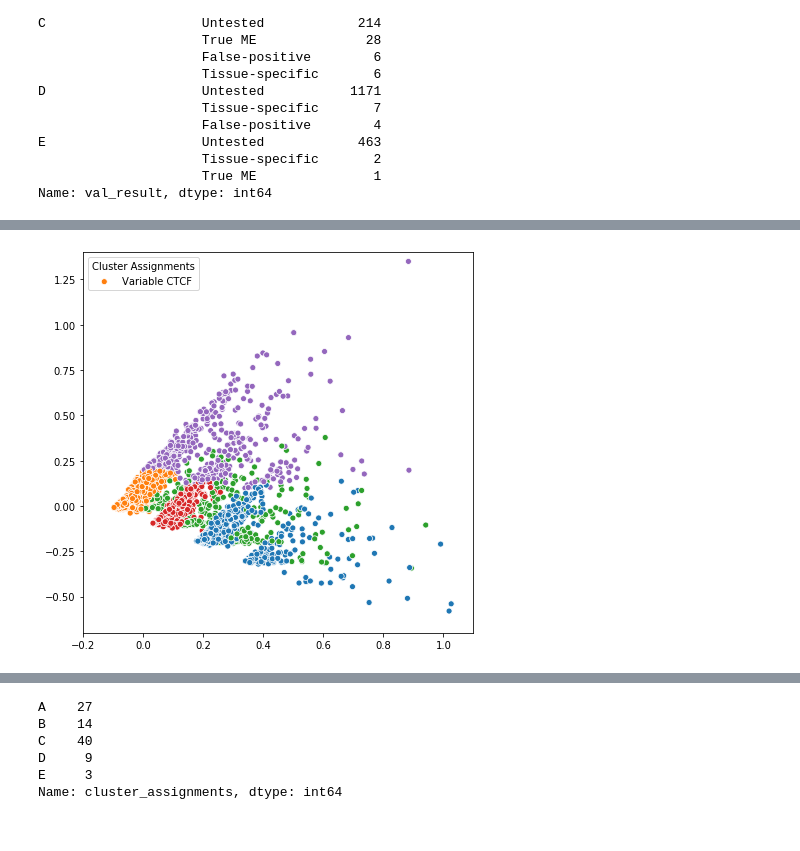
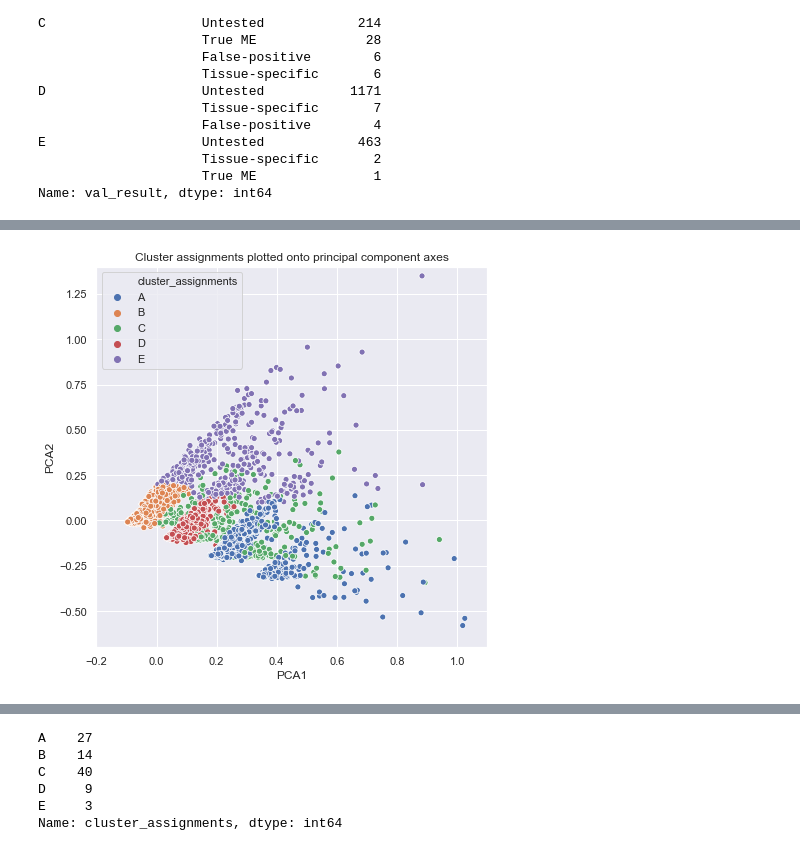
Before and after one commit to ooakley/VMIAP, a Jupyter notebook: nb_clustering_plots.ipynb, the cells around one changed output, grey strips where cells are left out. Drawn from its saved outputs; the diff is of its cells as text; code cells hidden in the pictures.

Commit message:
project report related changes
some cleanup associated with generating the figures for the project report

```diff
--- a/nb_clustering_plots.ipynb
+++ b/nb_clustering_plots.ipynb
@@ -13,4 +13,5 @@ import pybedtools.featurefuncs as featurefuncs
 import umap
 import numpy as np
 from sklearn.preprocessing import maxabs_scale
+sns.set()
 # %%
@@ -148,0 +173,10 @@ Name: cluster_assignments, dtype: int64
+# %%
+rand_kmeans = KMeans(n_clusters=5, random_state=0).fit(kbest_rand_abs)
+rand_category_labels = pd.Series(rand_kmeans.labels_)
+rand_category_labels.index = rand_df["element_id"].astype(int).to_list()
+
+sorted_rand_df = rand_df.iloc[:, 0:7].copy(deep=True)
+sorted_rand_df["cluster_assignments"] = rand_category_labels
+
+hue_order = ["A", "B", "C", "D", "E"]
+sorted_rand_df
@@ -148,0 +197,5 @@ Name: cluster_assignments, dtype: int64
+# %%
+for i in range(5):
+    sorted_total_df.loc[:, "cluster_assignments"] = \
+        sorted_total_df.loc[:, "cluster_assignments"].replace(i, hue_order[i])
+total_cluster_counts = sorted_total_df["cluster_assignments"].value_counts().sort_index()
@@ -169,3 +252,21 @@ E                    Untested            463
                      Tissue-specific       2
                      True ME               1
 Name: val_result, dtype: int64
+# %%
+# Setting plot options:
+matplotlib.rcParams['figure.figsize'] = [10, 6]
+sns.set()
+
+# Plotting figures:
+ax = sns.countplot(x="cluster_assignments", data=sorted_total_df, order=hue_order)
+ax.set(xticklabels=["A - Variable CTCF", "B - Low Feature Density",
+                    "C - Variably Active Promoter", "D - Invariable CTCF",
+                    "E - Variably Active Enhancer"])
+ax.set_xticklabels(ax.get_xticklabels(), rotation=20, fontsize=12, horizontalalignment='right')
+ax.set_xlabel("", fontsize=12)
+ax.set_ylabel(ax.get_ylabel(), fontsize=12)
+plt.tight_layout()
+
+# Saving figure:
+plt.savefig("plots/kcluster_countplot.png", dpi=200)
+plt.savefig("plots/kcluster_countplot.pdf")
@@ -212,18 +354,18 @@ plt.savefig("plots/kcluster_heatmap_interest.pdf")
 # %%
 matplotlib.rcParams['figure.figsize'] = [7, 7]
 
 ax = sns.scatterplot(x=embedding_total[:, 0], y=embedding_total[:, 1],
-                     hue=sorted_total_df["cluster_assignments"], hue_order=hue_order, legend=False)
+                     hue=sorted_total_df["cluster_assignments"], hue_order=hue_order)
 ax.set(xlim=(-0.2, 1.1), ylim=(-0.7, 1.4))
-new_labels = ["Variable CTCF", "Low Feature Density",
-              "Variably Active Promoter", "Invariable CTCF",
-              "Variably Active Enhancer"]
-plt.legend(title='Cluster Assignments', loc='upper left', labels=new_labels)
+ax.set_xlabel("PCA1", fontsize=12)
+ax.set_ylabel("PCA2", fontsize=12)
+ax.set_title("Cluster assignments plotted onto principal component axes")
+
 
 plt.savefig("plots/pca_kcluster.png", dpi=200)
 plt.savefig("plots/pca_kcluster.pdf")
 # %% [output]
-[figure, old version]
+[figure, new version]
 # %%
 pyroval_bed = pybedtools.BedTool("data/IAP_validation.July2019.stranded.with_IDs.bed")
 names = ["chrom", "start", "end", "strand", "gene",
```
Also changed, not shown: parts of 21 cells of this notebook, 35 other files.
